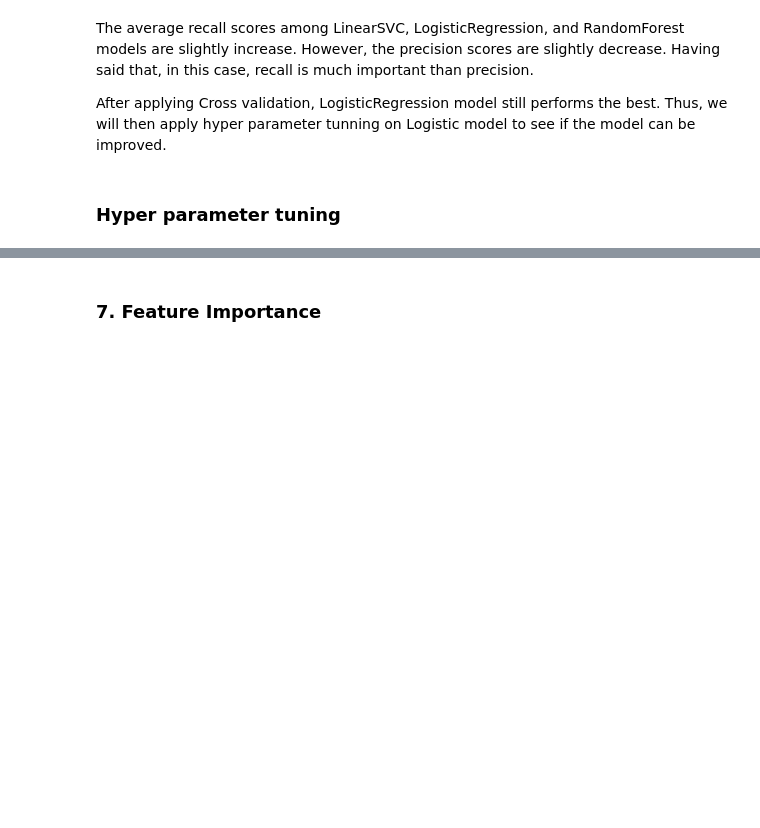
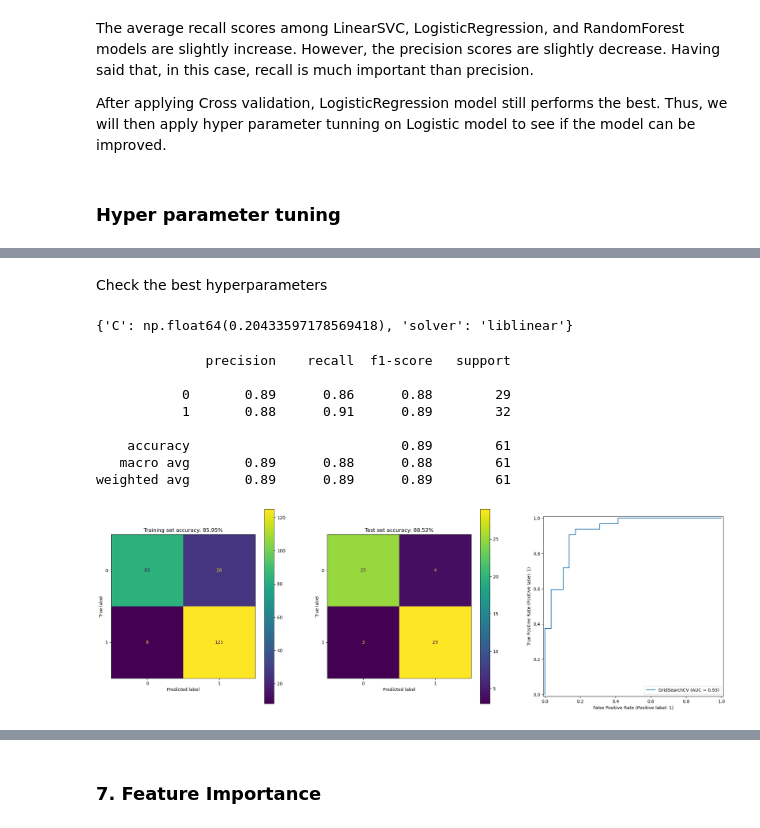
Before and after one commit to Eleanor-git/Hear-Disease-Classification, a Jupyter notebook: heart_disease_classification.ipynb, the cells around one changed output, grey strips where cells are left out. Cells and saved outputs as stored; diff of their text form; code cells hidden in the pictures; blank space fills up the shorter version.

```diff
--- a/heart_disease_classification.ipynb
+++ b/heart_disease_classification.ipynb
@@ -638,3 +635,13 @@ The average recall scores among LinearSVC, LogisticRegression, and RandomForest
 After applying Cross validation, LogisticRegression model still performs the best. Thus, we will then apply hyper parameter tunning on Logistic model to see if the model can be improved.
 # %% [markdown]
 ### Hyper parameter tuning
+# %%
+log_reg_grid = {"C": np.logspace(-4, 4, 30),
+                "solver": ["liblinear"]}
+
+gs_log_reg = GridSearchCV(LogisticRegression(),
+                          param_grid=log_reg_grid,
+                          cv=5,
+                          verbose=True)
+
+gs_log_reg.fit(X_train, y_train)
@@ -640,0 +661,18 @@ After applying Cross validation, LogisticRegression model still performs the bes
+# %% [markdown]
+Check the best hyperparameters
+# %%
+gs_log_reg.best_params_
+# %% [output]
+{'C': np.float64(0.20433597178569418), 'solver': 'liblinear'}
+# %%
+model_eval(gs_log_reg, X_train, y_train, X_test, y_test)
+# %% [output]
+              precision    recall  f1-score   support
+
+           0       0.89      0.86      0.88        29
+           1       0.88      0.91      0.89        32
+
+    accuracy                           0.89        61
+   macro avg       0.89      0.88      0.88        61
+weighted avg       0.89      0.89      0.89        61
+[figure, added]
```
Also changed, not shown: parts of 12 cells of this notebook, 2 other files.
